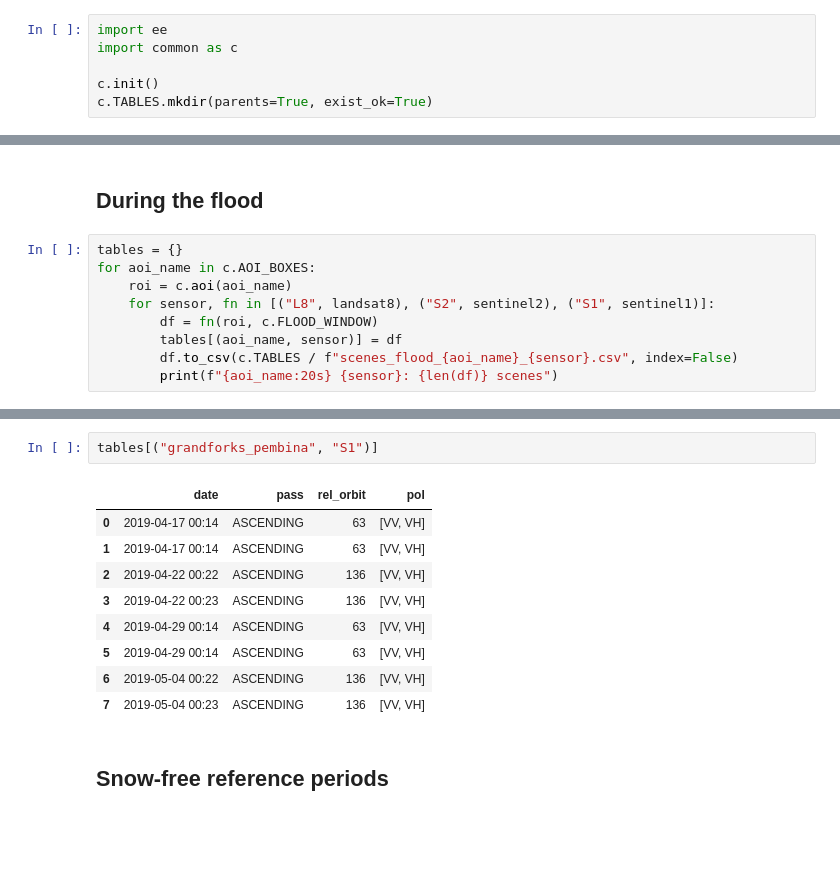
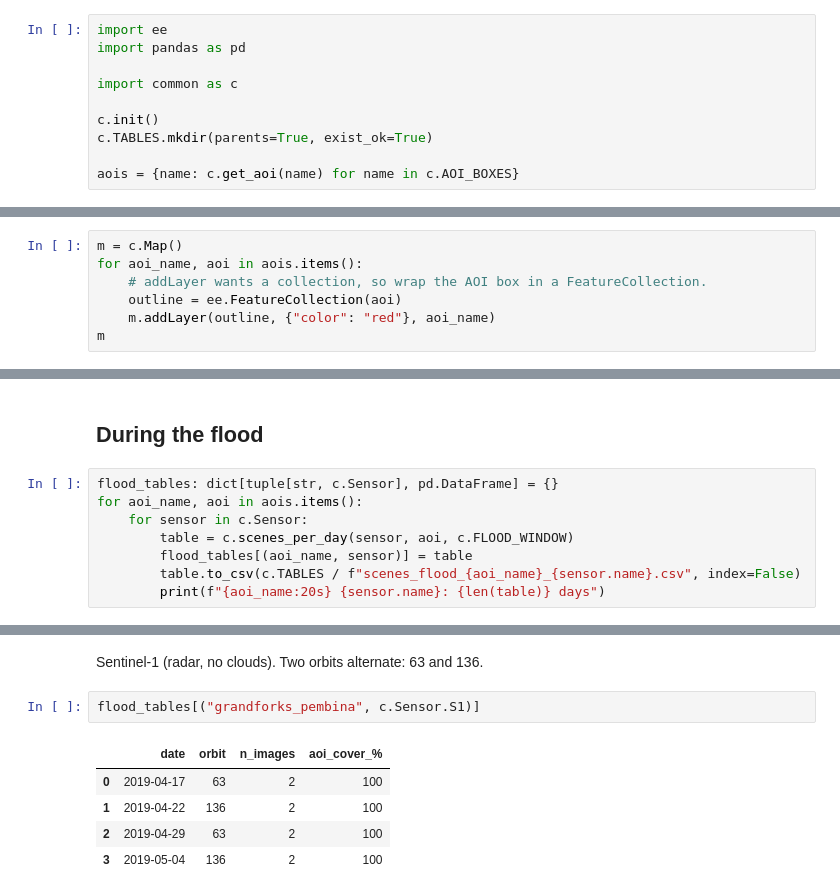
Before and after one commit to 0-Seby/earth-observation, a Jupyter notebook: notebooks/01_scene_availability.ipynb, the cells around one changed output, grey strips where cells are left out. Drawn from its saved outputs; the diff is of its cells as text; blank space fills up the shorter version.

```diff
--- a/notebooks/01_scene_availability.ipynb
+++ b/notebooks/01_scene_availability.ipynb
@@ -6,8 +6,12 @@ and the AOI, and to document data availability (clouds, temporal gaps) for the r
 # %%
 import ee
+import pandas as pd
+
 import common as c
 
 c.init()
 c.TABLES.mkdir(parents=True, exist_ok=True)
+
+aois = {name: c.get_aoi(name) for name in c.AOI_BOXES}
 # %% [markdown]
 ## AOI candidates
@@ -38,0 +18,7 @@ def sentinel1(roi, window):
+# %%
+m = c.Map()
+for aoi_name, aoi in aois.items():
+    # addLayer wants a collection, so wrap the AOI box in a FeatureCollection.
+    outline = ee.FeatureCollection(aoi)
+    m.addLayer(outline, {"color": "red"}, aoi_name)
+m
@@ -39,12 +40,11 @@ def sentinel1(roi, window):
 # %% [markdown]
 ## During the flood
 # %%
-tables = {}
-for aoi_name in c.AOI_BOXES:
-    roi = c.aoi(aoi_name)
-    for sensor, fn in [("L8", landsat8), ("S2", sentinel2), ("S1", sentinel1)]:
-        df = fn(roi, c.FLOOD_WINDOW)
-        tables[(aoi_name, sensor)] = df
-        df.to_csv(c.TABLES / f"scenes_flood_{aoi_name}_{sensor}.csv", index=False)
-        print(f"{aoi_name:20s} {sensor}: {len(df)} scenes")
+flood_tables: dict[tuple[str, c.Sensor], pd.DataFrame] = {}
+for aoi_name, aoi in aois.items():
+    for sensor in c.Sensor:
+        table = c.scenes_per_day(sensor, aoi, c.FLOOD_WINDOW)
+        flood_tables[(aoi_name, sensor)] = table
+        table.to_csv(c.TABLES / f"scenes_flood_{aoi_name}_{sensor.name}.csv", index=False)
+        print(f"{aoi_name:20s} {sensor.name}: {len(table)} days")
 # %% [output]
@@ -76,14 +90,10 @@ tables[("grandforks_pembina", "S2")].query("`cloud_%` < 30")
+# %% [markdown]
+Sentinel-1 (radar, no clouds). Two orbits alternate: 63 and 136.
 # %%
-tables[("grandforks_pembina", "S1")]
+flood_tables[("grandforks_pembina", c.Sensor.S1)]
 # %% [output]
-|  | date | pass | rel_orbit | pol |
-| 0 | 2019-04-17 00:14 | ASCENDING | 63 | [VV, VH] |
-| 1 | 2019-04-17 00:14 | ASCENDING | 63 | [VV, VH] |
-| 2 | 2019-04-22 00:22 | ASCENDING | 136 | [VV, VH] |
-| 3 | 2019-04-22 00:23 | ASCENDING | 136 | [VV, VH] |
-| 4 | 2019-04-29 00:14 | ASCENDING | 63 | [VV, VH] |
-| 5 | 2019-04-29 00:14 | ASCENDING | 63 | [VV, VH] |
-| 6 | 2019-05-04 00:22 | ASCENDING | 136 | [VV, VH] |
-| 7 | 2019-05-04 00:23 | ASCENDING | 136 | [VV, VH] |
+|  | date | orbit | n_images | aoi_cover_% |
+| 0 | 2019-04-17 | 63 | 2 | 100 |
+| 1 | 2019-04-22 | 136 | 2 | 100 |
+| 2 | 2019-04-29 | 63 | 2 | 100 |
+| 3 | 2019-05-04 | 136 | 2 | 100 |
-# %% [markdown]
-## Snow-free reference periods
```
Also changed, not shown: parts of 20 cells of this notebook, 23 other files.
